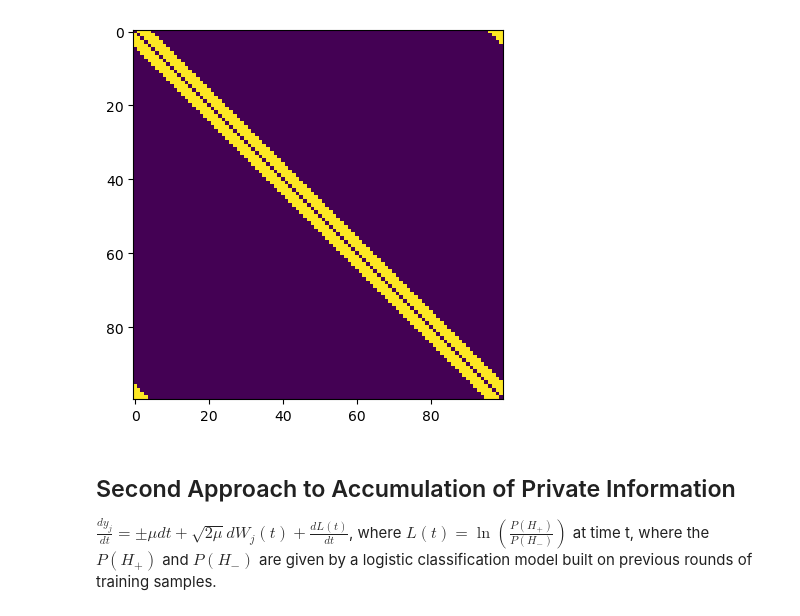
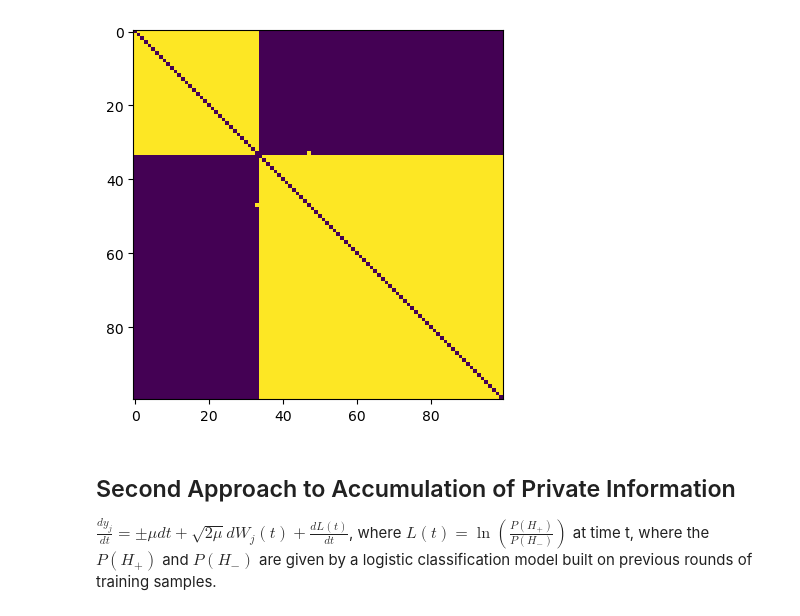
Before and after one commit to fcseidl/social-net-consensus, a Jupyter notebook: LogisticClassificationModel.ipynb, the cells around one changed output. Saved outputs shown, nothing was run; the diff lists cells and outputs as text; code cells hidden in the pictures.

```diff
--- a/LogisticClassificationModel.ipynb
+++ b/LogisticClassificationModel.ipynb
@@ -9,55 +9,55 @@ import pandas as pd
 # %%
 n = 100
 dt = 0.001
 T = 1
 
-# # default, connected
+# default, connected
 # A = np.ones((n,n))
 # A = np.triu(A, 1)
 # A = A + A.T
 
 # Erdos Renyi
 # p = .2
 # A = np.random.rand(n,n) # random matrix
 # A = np.where(A < p, 1, 0) # adjacency matrix
 # A = np.triu(A, 1) # triangular matrix
 # A = A + A.T # symmetric matrix
 
 # Small World
+# A = np.zeros((n,n))
+# for i in range(n):
+#     for j in range(n):
+#         if i == j:
+#             continue
+#         if np.abs(i-j) < 5:
+#             A[i,j] = 1
+#         elif np.abs(i-j) > n-5:
+#             A[i,j] = 1
+#         else:
+#             A[i,j] = 0
+
+# plot
+
+#Simulating for the Barbell Population Model with a Stopping Criterion
+pop = np.random.randint(25,75) #minimum and maximum population sizes
 A = np.zeros((n,n))
 for i in range(n):
     for j in range(n):
         if i == j:
-            continue
-        if np.abs(i-j) < 5:
-            A[i,j] = 1
-        elif np.abs(i-j) > n-5:
+            A[i,j] = 0
+        elif (i <= pop and j <= pop) or (i > pop and j > pop):
             A[i,j] = 1
         else:
             A[i,j] = 0
-
-# plot
-
-#Simulating for the Barbell Population Model with a Stopping Criterion
-# pop = np.random.randint(25,75) #minimum and maximum population sizes
-# A = np.zeros((n,n))
-# for i in range(n):
-#     for j in range(n):
-#         if i == j:
-#             A[i,j] = 0
-#         elif (i <= pop and j <= pop) or (i > pop and j > pop):
-#             A[i,j] = 1
-#         else:
-#             A[i,j] = 0
-# sender = np.random.randint(0,pop+1)
-# receiver = np.random.randint(pop+1,99)
-# A[sender,receiver] = 1
-# A[receiver,sender] = 1
+sender = np.random.randint(0,pop+1)
+receiver = np.random.randint(pop+1,99)
+A[sender,receiver] = 1
+A[receiver,sender] = 1
 
 plt.imshow(A)
 plt.show()
 # %% [output]
-[figure, old version]
+[figure, new version]
 # %% [markdown]
 ## Second Approach to Accumulation of Private Information
 
```
Also changed, not shown: parts of 17 cells of this notebook.
